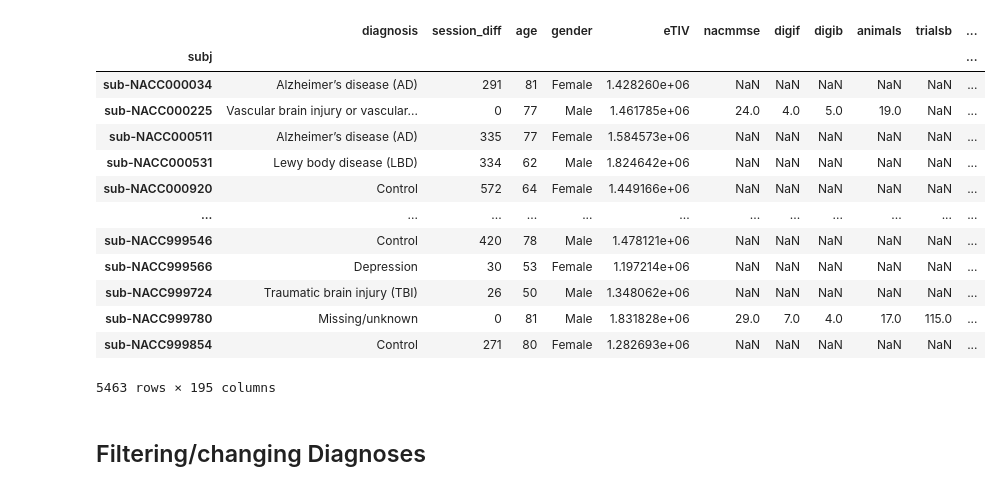
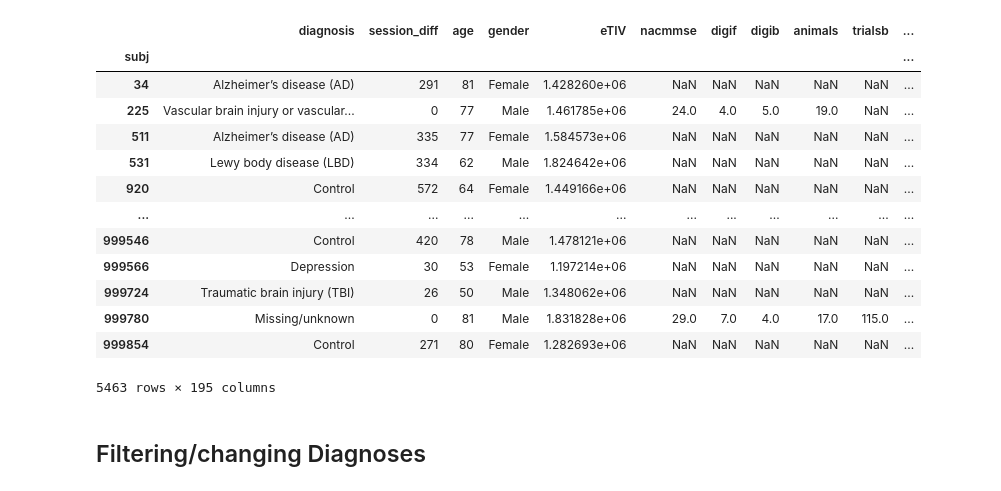
Before and after one commit to tighu20/adni_phenotypes, a Jupyter notebook: data/Preprocessing NACC data.ipynb, the cells around one changed output. Drawn from its saved outputs; the diff is of its cells as text; code cells hidden in the pictures.

```diff
--- a/data/Preprocessing NACC data.ipynb
+++ b/data/Preprocessing NACC data.ipynb
@@ -18,22 +18,24 @@ features_vol_extra = ['volume_Left-Cerebellum-White-Matter', 'volume_Left-Cerebe
                       'volume_Right-Putamen', 'volume_Right-Pallidum', 'volume_Right-Hippocampus',
                       'volume_Right-Amygdala', 'volume_Right-Accumbens-area']
 # %%
-nacc_df = pd.read_csv('nacc_collatedResults.csv', sep='\t', index_col=0)
+nacc_df = pd.read_csv('nacc_collatedResults.csv', sep='\t')
+nacc_df['subj'] = nacc_df['subj'].transform(lambda x: int(x.split('sub-NACC')[1]))
+nacc_df = nacc_df.set_index('subj')
 nacc_df
 # %% [output]
 |  | diagnosis | session_diff | age | gender | eTIV | nacmmse | digif | digib | animals | trialsb | ... |
 | subj |  |  |  |  |  |  |  |  |  |  | ... |
-| sub-NACC000034 | Alzheimer’s disease (AD) | 291 | 81 | Female | 1.428260e+06 | NaN | NaN | NaN | NaN | NaN | ... |
-| sub-NACC000225 | Vascular brain injury or vascular... | 0 | 77 | Male | 1.461785e+06 | 24.0 | 4.0 | 5.0 | 19.0 | NaN | ... |
-| sub-NACC000511 | Alzheimer’s disease (AD) | 335 | 77 | Female | 1.584573e+06 | NaN | NaN | NaN | NaN | NaN | ... |
-| sub-NACC000531 | Lewy body disease (LBD) | 334 | 62 | Male | 1.824642e+06 | NaN | NaN | NaN | NaN | NaN | ... |
-| sub-NACC000920 | Control | 572 | 64 | Female | 1.449166e+06 | NaN | NaN | NaN | NaN | NaN | ... |
+| 34 | Alzheimer’s disease (AD) | 291 | 81 | Female | 1.428260e+06 | NaN | NaN | NaN | NaN | NaN | ... |
+| 225 | Vascular brain injury or vascular... | 0 | 77 | Male | 1.461785e+06 | 24.0 | 4.0 | 5.0 | 19.0 | NaN | ... |
+| 511 | Alzheimer’s disease (AD) | 335 | 77 | Female | 1.584573e+06 | NaN | NaN | NaN | NaN | NaN | ... |
+| 531 | Lewy body disease (LBD) | 334 | 62 | Male | 1.824642e+06 | NaN | NaN | NaN | NaN | NaN | ... |
+| 920 | Control | 572 | 64 | Female | 1.449166e+06 | NaN | NaN | NaN | NaN | NaN | ... |
 | ... | ... | ... | ... | ... | ... | ... | ... | ... | ... | ... | ... |
-| sub-NACC999546 | Control | 420 | 78 | Male | 1.478121e+06 | NaN | NaN | NaN | NaN | NaN | ... |
-| sub-NACC999566 | Depression | 30 | 53 | Female | 1.197214e+06 | NaN | NaN | NaN | NaN | NaN | ... |
-| sub-NACC999724 | Traumatic brain injury (TBI) | 26 | 50 | Male | 1.348062e+06 | NaN | NaN | NaN | NaN | NaN | ... |
-| sub-NACC999780 | Missing/unknown | 0 | 81 | Male | 1.831828e+06 | 29.0 | 7.0 | 4.0 | 17.0 | 115.0 | ... |
-| sub-NACC999854 | Control | 271 | 80 | Female | 1.282693e+06 | NaN | NaN | NaN | NaN | NaN | ... |
+| 999546 | Control | 420 | 78 | Male | 1.478121e+06 | NaN | NaN | NaN | NaN | NaN | ... |
+| 999566 | Depression | 30 | 53 | Female | 1.197214e+06 | NaN | NaN | NaN | NaN | NaN | ... |
+| 999724 | Traumatic brain injury (TBI) | 26 | 50 | Male | 1.348062e+06 | NaN | NaN | NaN | NaN | NaN | ... |
+| 999780 | Missing/unknown | 0 | 81 | Male | 1.831828e+06 | 29.0 | 7.0 | 4.0 | 17.0 | 115.0 | ... |
+| 999854 | Control | 271 | 80 | Female | 1.282693e+06 | NaN | NaN | NaN | NaN | NaN | ... |
 5463 rows × 195 columns
 # %% [markdown]
 ## Filtering/changing Diagnoses
```
Also changed, not shown: parts of 6 cells of this notebook, 7 other files.
